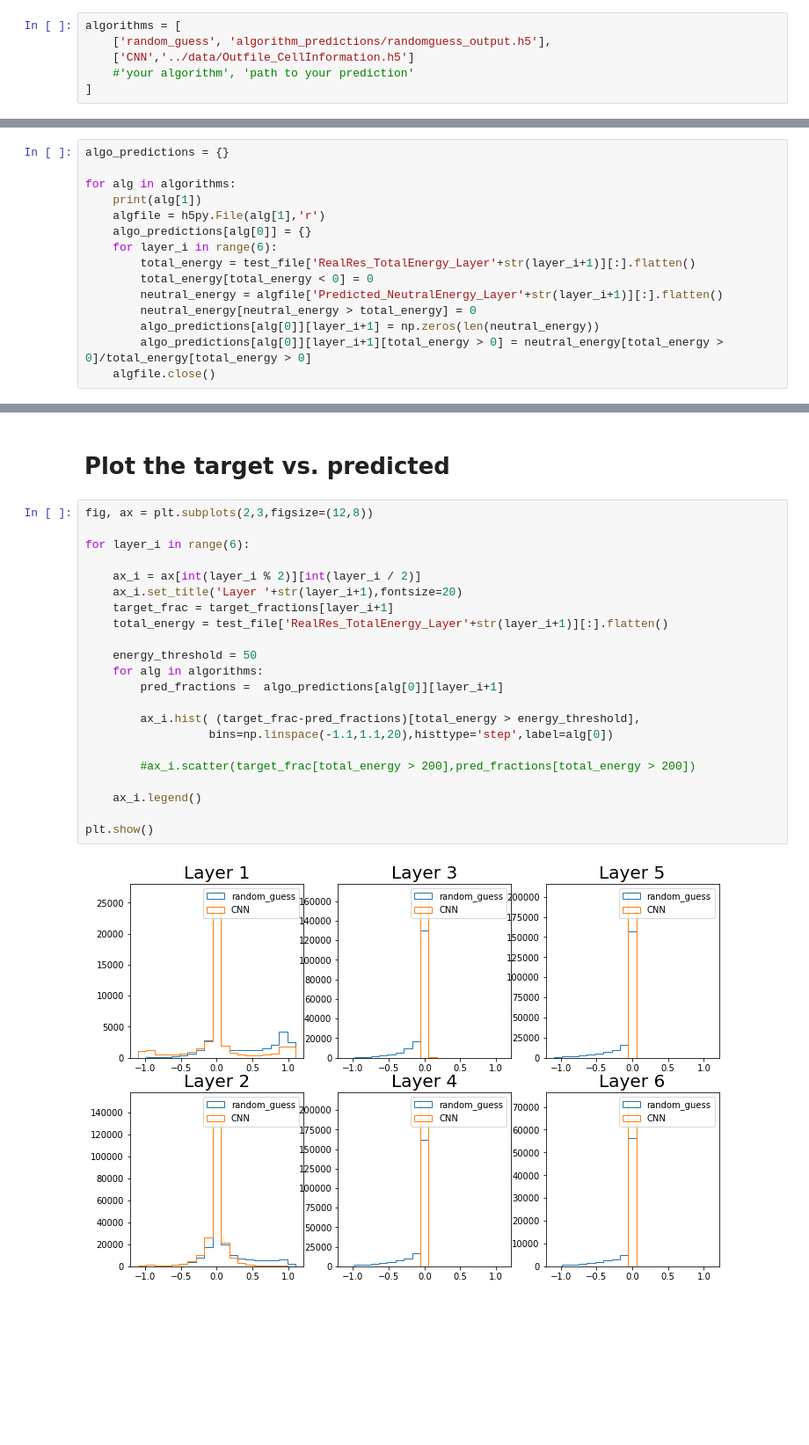
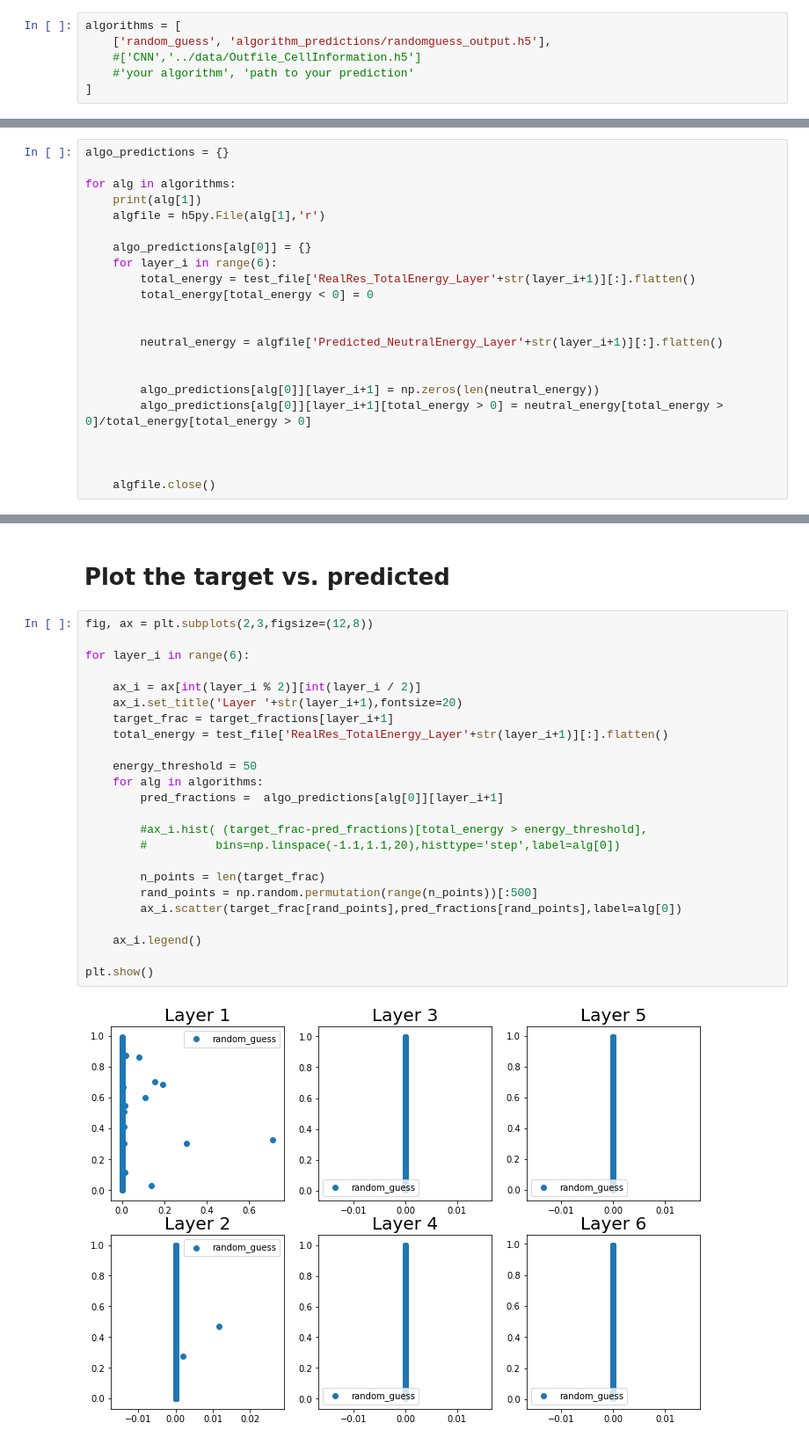
Before and after one commit to sanmayphy/ENERGYFLOW_ML, a Jupyter notebook: PeformanceEvaluation/cell_level_performance.ipynb, the cells around one changed output, grey strips where cells are left out. Shown at 88% size. Cells and saved outputs as stored; diff of their text form; blank space fills up the shorter version.

Commit message:
updating performance plots

```diff
--- a/PeformanceEvaluation/cell_level_performance.ipynb
+++ b/PeformanceEvaluation/cell_level_performance.ipynb
@@ -13,7 +17,7 @@ each file contains the prediction for the test dataset given by that particular
 # %%
 algorithms = [
     ['random_guess', 'algorithm_predictions/randomguess_output.h5'],
-    ['CNN','../data/Outfile_CellInformation.h5']
+    #['CNN','../data/Outfile_CellInformation.h5']
     #'your algorithm', 'path to your prediction'
 ]
 # %% [markdown]
@@ -38,14 +42,21 @@ algo_predictions = {}
 for alg in algorithms:
     print(alg[1])
     algfile = h5py.File(alg[1],'r')
+
     algo_predictions[alg[0]] = {}
     for layer_i in range(6):
         total_energy = test_file['RealRes_TotalEnergy_Layer'+str(layer_i+1)][:].flatten()
         total_energy[total_energy < 0] = 0
+
+
         neutral_energy = algfile['Predicted_NeutralEnergy_Layer'+str(layer_i+1)][:].flatten()
-        neutral_energy[neutral_energy > total_energy] = 0
+
+
         algo_predictions[alg[0]][layer_i+1] = np.zeros(len(neutral_energy))
         algo_predictions[alg[0]][layer_i+1][total_energy > 0] = neutral_energy[total_energy > 0]/total_energy[total_energy > 0]
+
+
+
     algfile.close()
 # %% [output]
 algorithm_predictions/randomguess_output.h5
@@ -55,24 +65,26 @@ algorithm_predictions/randomguess_output.h5
 # %%
 fig, ax = plt.subplots(2,3,figsize=(12,8))
 
 for layer_i in range(6):
 
     ax_i = ax[int(layer_i % 2)][int(layer_i / 2)]
     ax_i.set_title('Layer '+str(layer_i+1),fontsize=20)
     target_frac = target_fractions[layer_i+1]
     total_energy = test_file['RealRes_TotalEnergy_Layer'+str(layer_i+1)][:].flatten()
 
     energy_threshold = 50
     for alg in algorithms:
         pred_fractions =  algo_predictions[alg[0]][layer_i+1]
 
-        ax_i.hist( (target_frac-pred_fractions)[total_energy > energy_threshold],
-                  bins=np.linspace(-1.1,1.1,20),histtype='step',label=alg[0])
+        #ax_i.hist( (target_frac-pred_fractions)[total_energy > energy_threshold],
+        #          bins=np.linspace(-1.1,1.1,20),histtype='step',label=alg[0])
 
-        #ax_i.scatter(target_frac[total_energy > 200],pred_fractions[total_energy > 200])
+        n_points = len(target_frac)
+        rand_points = np.random.permutation(range(n_points))[:500]
+        ax_i.scatter(target_frac[rand_points],pred_fractions[rand_points],label=alg[0])
 
     ax_i.legend()
 
 plt.show()
 # %% [output]
-[figure, old version]
+[figure, new version]
```
Also changed, not shown: parts of 2 cells of this notebook, 3 other files.
